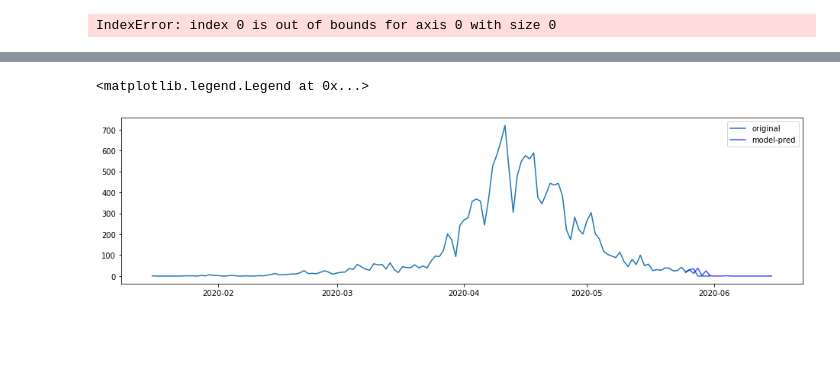
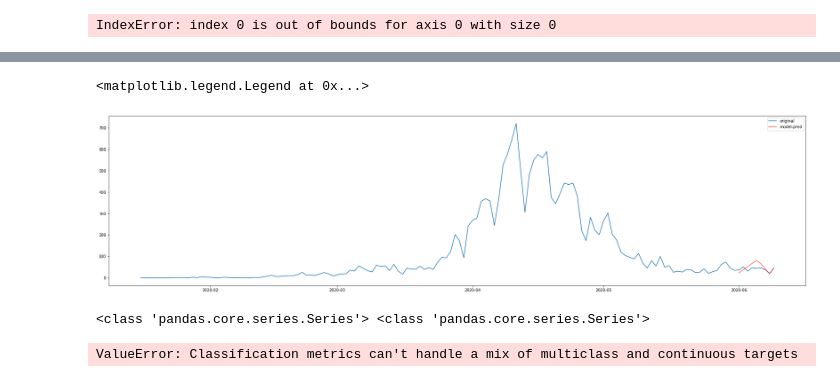
Before and after one commit to e185725/aaa, a Jupyter notebook: covid-199.ipynb, the cells around one changed output, grey strips where cells are left out. Drawn from its saved outputs; the diff is of its cells as text; code cells hidden in the pictures; blank space fills up the shorter version.

```diff
--- a/covid-199.ipynb
+++ b/covid-199.ipynb
@@ -4,7 +4,7 @@ import matplotlib.pyplot as plt
 import datetime
 %matplotlib inline
 # %%
-dataset = pd.read_csv("covid-19.csv")
+dataset = pd.read_csv("covid19.csv")
 # %%
 data_name = dataset.columns
 # %%
@@ -413,5 +414,5 @@ plt.tight_layout() # グラフ間スキマ調整
 # %%
-kansensya_train = kansensya["2020-01-16":'2020-05-24'] # モデル作成用データ（訓練）
+kansensya_train = kansensya["2020-01-16":'2020-05-31'] # モデル作成用データ（訓練）
 print(kansensya_train.head())
 print(kansensya_train.tail())
 # %% [output]
@@ -439,8 +453,8 @@ sarimax_train = sm.tsa.SARIMAX(kansensya_train,
                         enforce_invertibility = False
                         ).fit()
 # %%
-sarimax_train_pred = sarimax_train.predict("2020-05-25","2020-06-15")
+sarimax_train_pred = sarimax_train.predict("2020-06-01","2020-06-09")
 num = sarimax_train_pred._get_numeric_data()
-num[num<0] = 0
+#num[num<0] = 0.0
 sarimax_train_pred
 # %% [output]
@@ -464,9 +485,9 @@ Freq: D, dtype: float64
 # %%
-plt.figure(figsize=(16, 4))
+plt.figure(figsize=(32, 8))
 
 plt.plot(kansensya, label="original")
-plt.plot(sarimax_train_pred, c="b", label="model-pred", alpha=0.7)
+plt.plot(sarimax_train_pred, c="r", label="model-pred", alpha=0.7)
 plt.legend(loc='best')
 # %% [output]
 <matplotlib.legend.Legend at 0x...>
-[figure, old version]
+[figure, new version]
@@ -472,0 +496,8 @@ plt.legend(loc='best')
+# %%
+print(type(kansensya_test),type(sarimax_train_pred))
+# %% [output]
+<class 'pandas.core.series.Series'> <class 'pandas.core.series.Series'>
+# %%
+accuracy_score(kansensya_test, sarimax_train_pred)
+# %% [output]
+ValueError: Classification metrics can't handle a mix of multiclass and continuous targets
```
Also changed, not shown: parts of 28 cells of this notebook, 3 other files.
